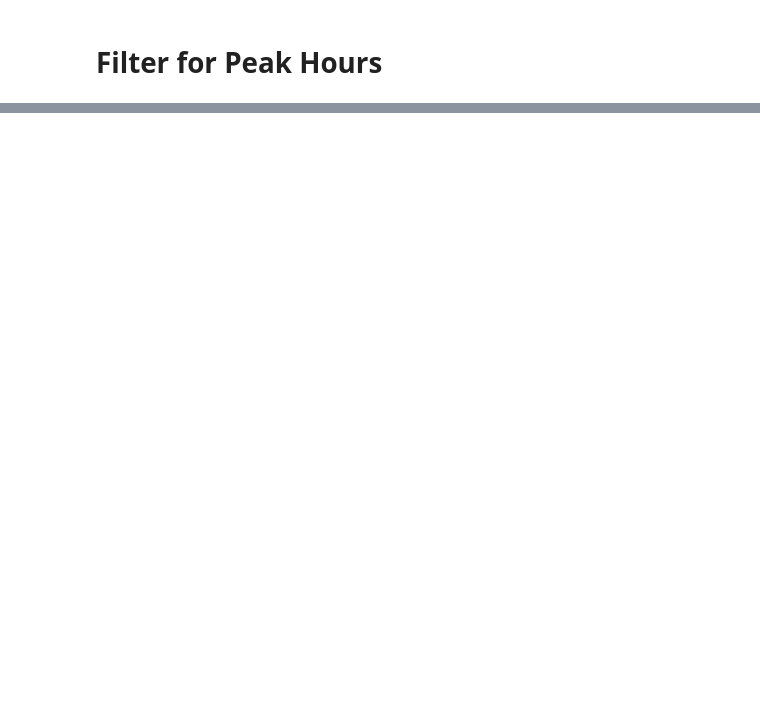
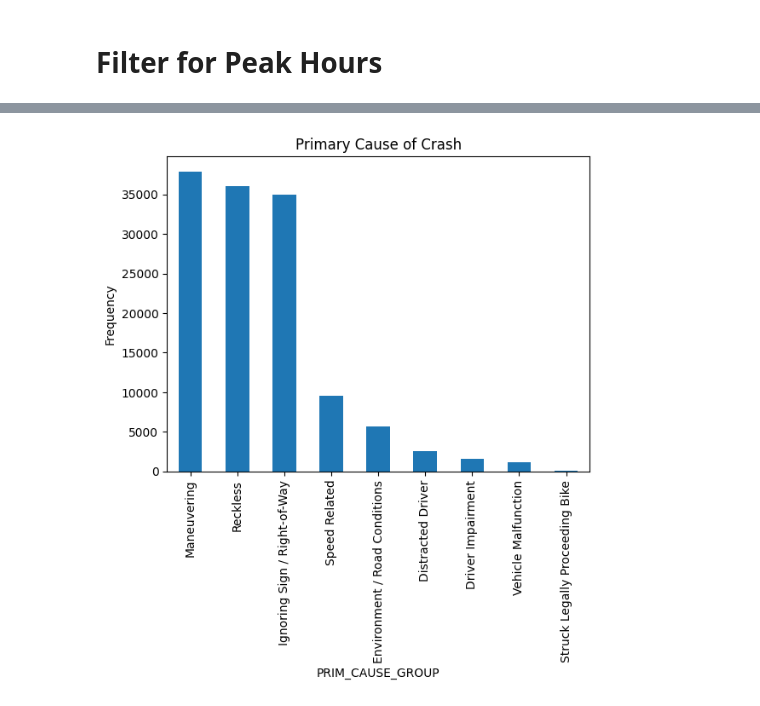
Before and after one commit to JoonseopKim/chicago_traffic_crashes, a Jupyter notebook: Crashes_Data_Cleaned.ipynb, the cells around one changed output, grey strips where cells are left out. Drawn from its saved outputs; the diff is of its cells as text; code cells hidden in the pictures; blank space fills up the shorter version.

```diff
--- a/Crashes_Data_Cleaned.ipynb
+++ b/Crashes_Data_Cleaned.ipynb
@@ -260,9 +324,11 @@ cause_mapping = {
 # %%
-cause_counts = df_peak['CAUSE_GROUP'].value_counts().sort_values(ascending=False)
+cause_counts = df_peak['PRIM_CAUSE_GROUP'].value_counts().sort_values(ascending=False)
 cause_counts.plot.bar()
 
-plt.title('Cause of Crash')
+plt.title('Primary Cause of Crash')
 plt.ylabel('Frequency')
 plt.show()
+# %% [output]
+[figure, added]
 # %%
 freq_table = (
```
Also changed, not shown: parts of 19 cells of this notebook.
